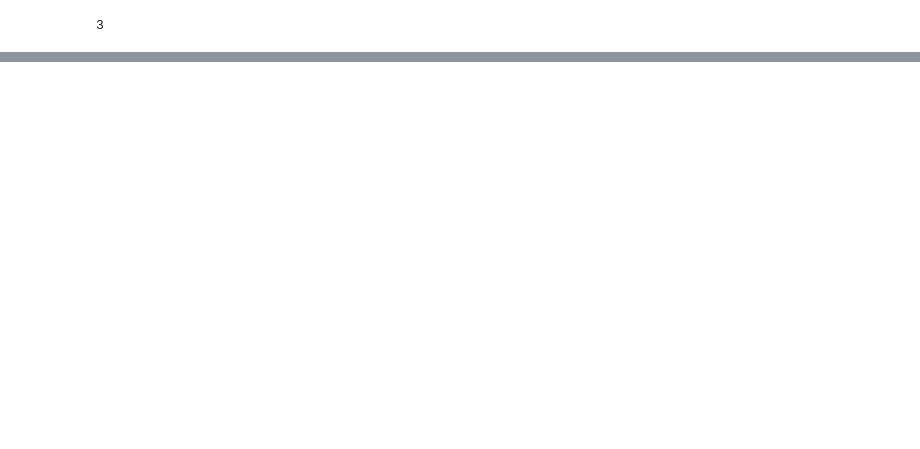
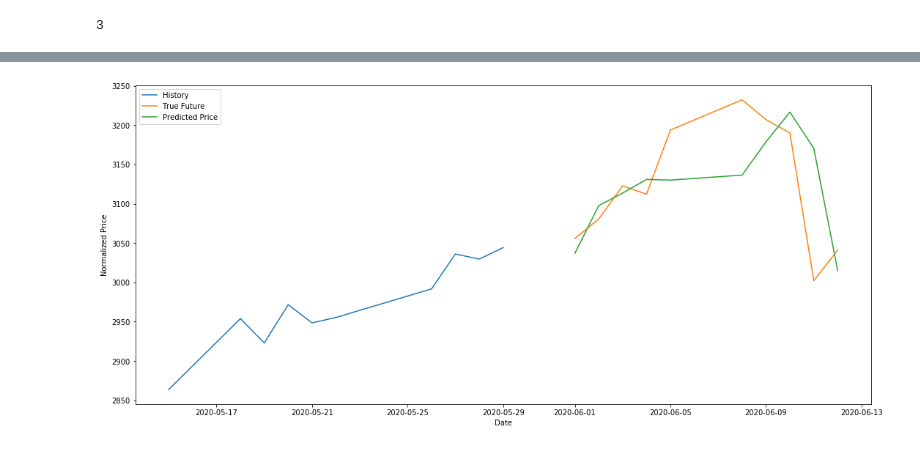
Before and after one commit to tt0507/Mini-Project, a Jupyter notebook: stock_analysis/time_series_analysis.ipynb, the cells around one changed output, grey strips where cells are left out. Cells and saved outputs as stored; diff of their text form; code cells hidden in the pictures; blank space fills up the shorter version.

Commit message:
stock_analysis: created time series model

```diff
--- a/stock_analysis/time_series_analysis.ipynb
+++ b/stock_analysis/time_series_analysis.ipynb
@@ -86,0 +200,18 @@ assert dji_train.shape == (TRAIN_SPLIT - START_INDEX, 20, 6)
+# %%
+# S&P 500 model
+sp500_model = keras.models.Sequential([
+    keras.layers.LSTM(100, return_sequences=True, input_shape = nasdaq_train.shape[-2:]),
+    keras.layers.LSTM(50, return_sequences=True),
+    keras.layers.LSTM(25),
+    keras.layers.Dense(1)
+])
+
+callback = keras.callbacks.EarlyStopping(patience=10, restore_best_weights=True)
+checkpoint_cb = keras.callbacks.ModelCheckpoint("model/sp500_model.h5", save_best_only=True)
+sp500_model.compile(optimizer = tf.keras.optimizers.RMSprop(), loss='mae')
+
+history = sp500_model.fit(sp500_train, sp500_label, epochs=100,
+                    validation_data=(sp500_valid_data, sp500_valid_label),
+                        callbacks=[callback, checkpoint_cb])
+
+sp500_predict = sp500_model.predict(sp500_valid_data)
@@ -86,0 +236,6 @@ assert dji_train.shape == (TRAIN_SPLIT - START_INDEX, 20, 6)
+# %%
+sp500_unstan_predict = unstandarize(sp500_predict, sp_500['Adj Close'].values)
+# %%
+plot_valid_predict(sp_500, TRAIN_SPLIT, sp500_unstan_predict, 20)
+# %% [output]
+[figure, added]
```
Also changed, not shown: parts of 27 cells of this notebook, 3 other files.
